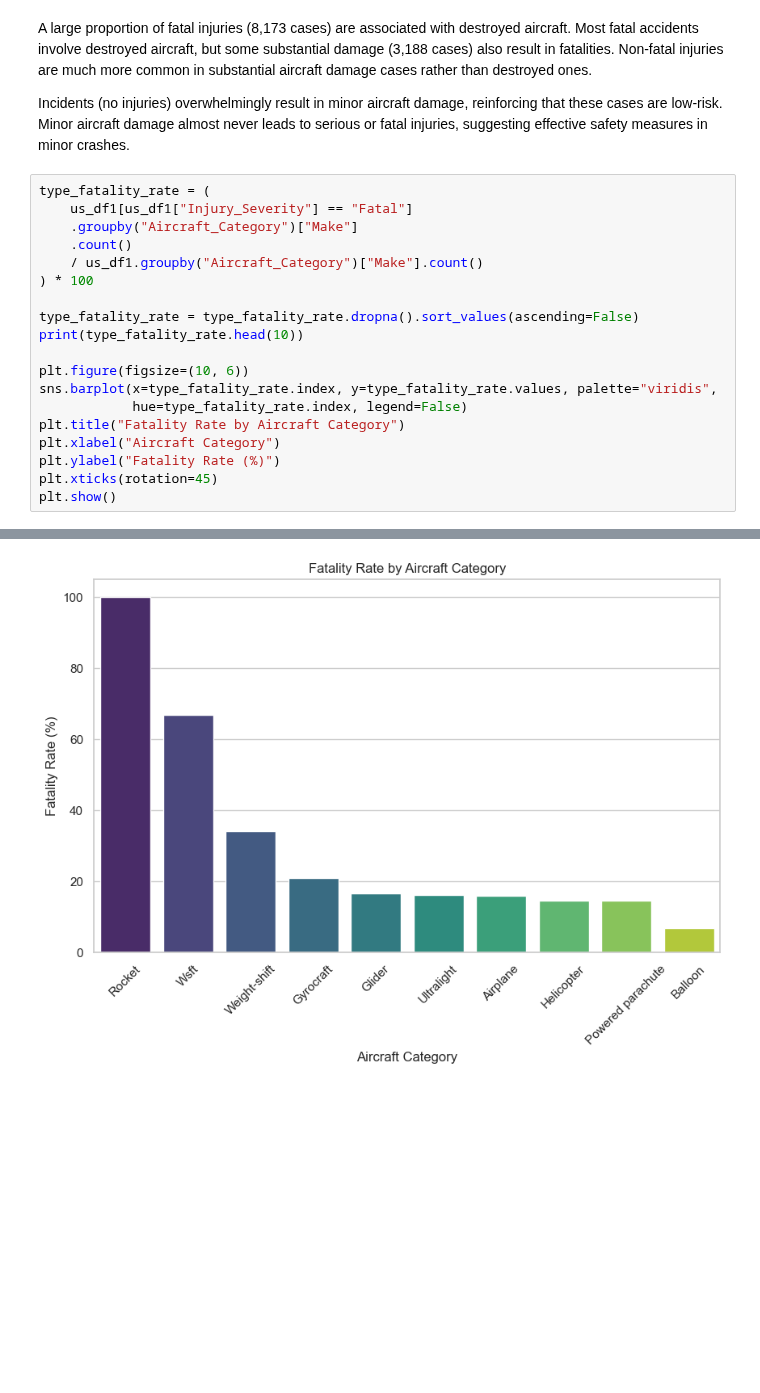
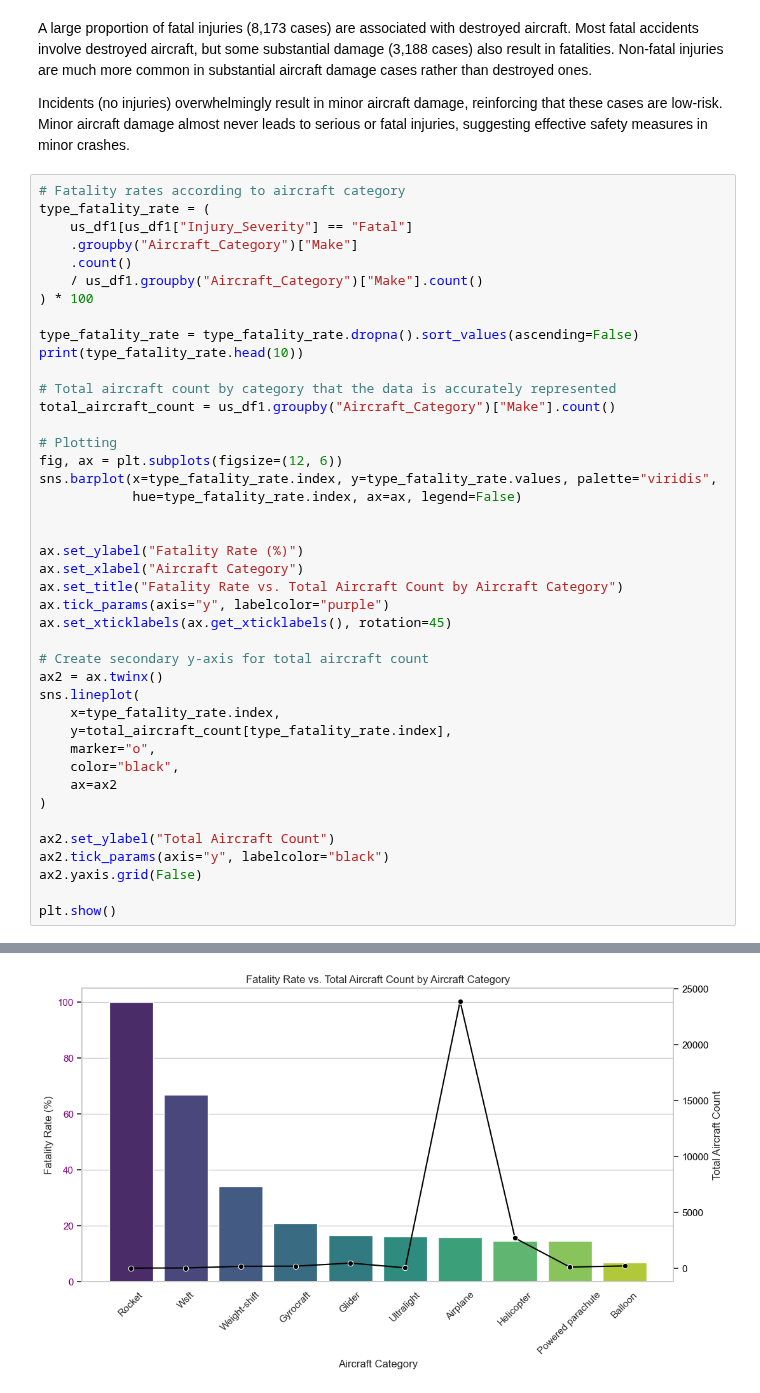
Before and after one commit to rongachoka/Aviation_EDA, a Jupyter notebook: aircraft_safety/analysis_draft.ipynb, the cells around one changed output, grey strips where cells are left out. Drawn from its saved outputs; the diff is of its cells as text; blank space fills up the shorter version.

```diff
--- a/aircraft_safety/analysis_draft.ipynb
+++ b/aircraft_safety/analysis_draft.ipynb
@@ -992,35 +999,58 @@ Most fatal accidents involve destroyed aircraft, but some substantial damage (3,
 
 Incidents (no injuries) overwhelmingly result in minor aircraft damage, reinforcing that these cases are low-risk. Minor aircraft damage almost never leads to serious or fatal injuries, suggesting effective safety measures in minor crashes.
 # %%
+# Fatality rates according to aircraft category
 type_fatality_rate = (
     us_df1[us_df1["Injury_Severity"] == "Fatal"]
     .groupby("Aircraft_Category")["Make"]
     .count()
     / us_df1.groupby("Aircraft_Category")["Make"].count()
 ) * 100
 
 type_fatality_rate = type_fatality_rate.dropna().sort_values(ascending=False)
 print(type_fatality_rate.head(10))
 
-plt.figure(figsize=(10, 6))
+# Total aircraft count by category that the data is accurately represented
+total_aircraft_count = us_df1.groupby("Aircraft_Category")["Make"].count()
+
+# Plotting
+fig, ax = plt.subplots(figsize=(12, 6))
 sns.barplot(x=type_fatality_rate.index, y=type_fatality_rate.values, palette="viridis",
-            hue=type_fatality_rate.index, legend=False)
-plt.title("Fatality Rate by Aircraft Category")
-plt.xlabel("Aircraft Category")
-plt.ylabel("Fatality Rate (%)")
-plt.xticks(rotation=45)
+            hue=type_fatality_rate.index, ax=ax, legend=False)
+
+
+ax.set_ylabel("Fatality Rate (%)")
+ax.set_xlabel("Aircraft Category")
+ax.set_title("Fatality Rate vs. Total Aircraft Count by Aircraft Category")
+ax.tick_params(axis="y", labelcolor="purple")
+ax.set_xticklabels(ax.get_xticklabels(), rotation=45)
+
+# Create secondary y-axis for total aircraft count
+ax2 = ax.twinx()
+sns.lineplot(
+    x=type_fatality_rate.index,
+    y=total_aircraft_count[type_fatality_rate.index],
+    marker="o",
+    color="black",
+    ax=ax2
+)
+
+ax2.set_ylabel("Total Aircraft Count")
+ax2.tick_params(axis="y", labelcolor="black")
+ax2.yaxis.grid(False)
+
 plt.show()
 # %% [output]
 Aircraft_Category
 Rocket               100.000000
 Wsft                  66.666667
 Weight-shift          33.962264
 Gyrocraft             20.930233
 Glider                16.481069
 Ultralight            16.000000
 Airplane              15.761689
 Helicopter            14.535967
 Powered parachute     14.444444
 Balloon                6.701031
 Name: Make, dtype: float64
-[figure, old version]
+[figure, new version]
```
Also changed, not shown: parts of 7 cells of this notebook.
